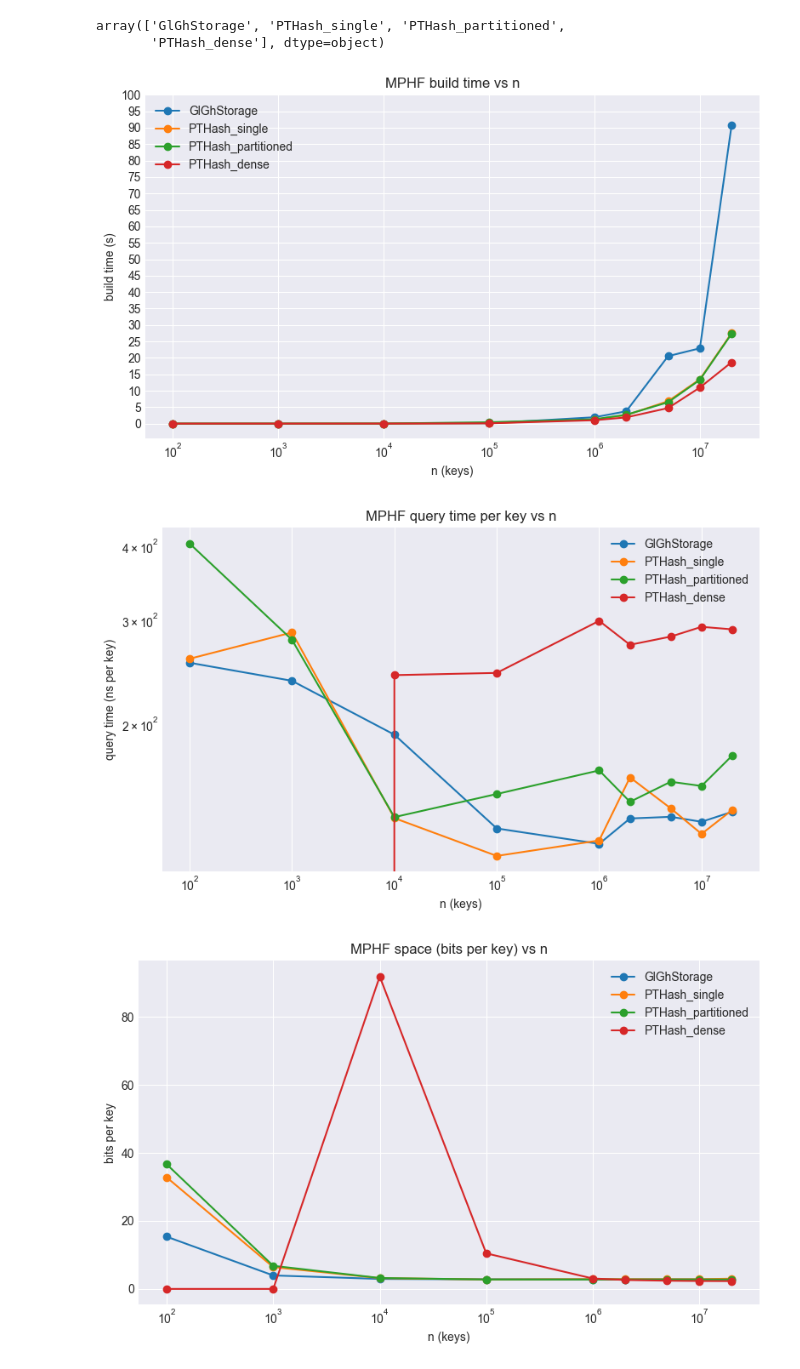
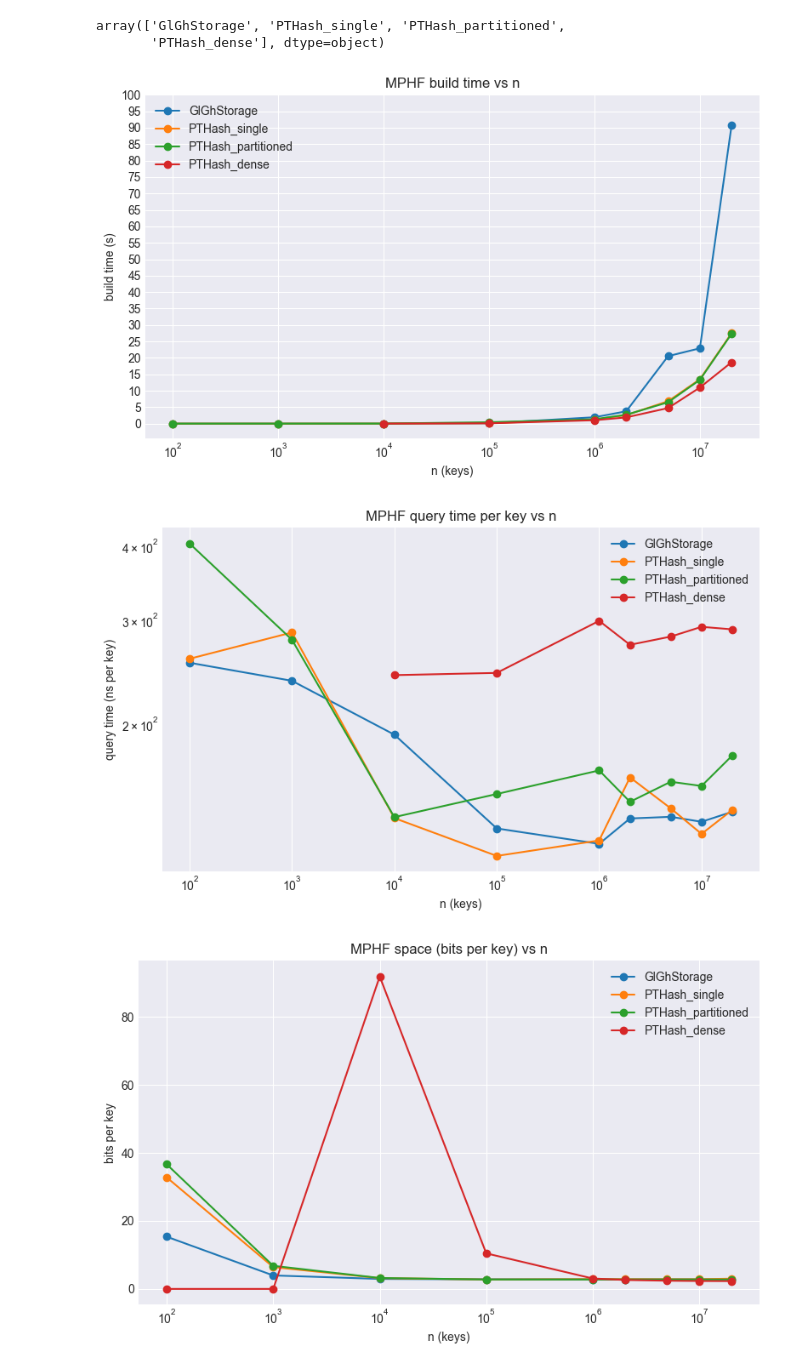
Before and after one commit to pabloskewes/cltj, a Jupyter notebook: analysis/hashing/mphf_hashing_analysis.ipynb, the cells around one changed output. Saved outputs shown, nothing was run; the diff lists cells and outputs as text; code cells hidden in the pictures.

```diff
--- a/analysis/hashing/mphf_hashing_analysis.ipynb
+++ b/analysis/hashing/mphf_hashing_analysis.ipynb
@@ -45,33 +45,37 @@ array(['GlGhStorage', 'PTHash_single', 'PTHash_partitioned',
 # %%
 # Build time vs n (seconds) per strategy
 fig, ax = plt.subplots(figsize=(8, 5))
 
 for s in strategies:
     sub = df[df["strategy"] == s].sort_values(by="n")
-    ax.plot(sub["n"], sub["build_time_us"] / 1e6, marker="o", label=s)
+    sub = sub[(sub["build_time_us"] > 0) & (sub["query_time_ns_per_key"] > 0) & (sub["bits_per_key"] > 0)]
+    if not sub.empty:
+        ax.plot(sub["n"], sub["build_time_us"] / 1e6, marker="o", label=s)
 
 ax.set_xscale("log")
 ax.set_xlabel("n (keys)")
 ax.set_ylabel("build time (s)")
 ax.set_title("MPHF build time vs n")
 ax.legend()
 
 # Ticks Y cada 5 segundos
 import numpy as np
 max_build_s = (df["build_time_us"].max() / 1e6)
 yticks = np.arange(0, max_build_s + 10, 5)
 ax.set_yticks(yticks)
 
 fig.tight_layout()
 # %% [output]
-[figure, old version]
+[figure, new version]
 # %%
 # Query time per key vs n (ns) per strategy
 fig, ax = plt.subplots(figsize=(8, 5))
 
 for s in strategies:
     sub = df[df["strategy"] == s].sort_values(by="n")
-    ax.plot(sub["n"], sub["query_time_ns_per_key"], marker="o", label=s)
+    sub = sub[(sub["build_time_us"] > 0) & (sub["query_time_ns_per_key"] > 0) & (sub["bits_per_key"] > 0)]
+    if not sub.empty:
+        ax.plot(sub["n"], sub["query_time_ns_per_key"], marker="o", label=s)
 
 ax.set_xscale("log")
 ax.set_yscale("log")
@@ -81,7 +85,7 @@ ax.set_title("MPHF query time per key vs n")
 ax.legend()
 fig.tight_layout()
 # %% [output]
-[figure, old version]
+[figure, new version]
 # %%
 # Bits per key vs n per strategy
 fig, ax = plt.subplots(figsize=(8, 5))
```
Also changed, not shown: parts of 1 cell of this notebook.
